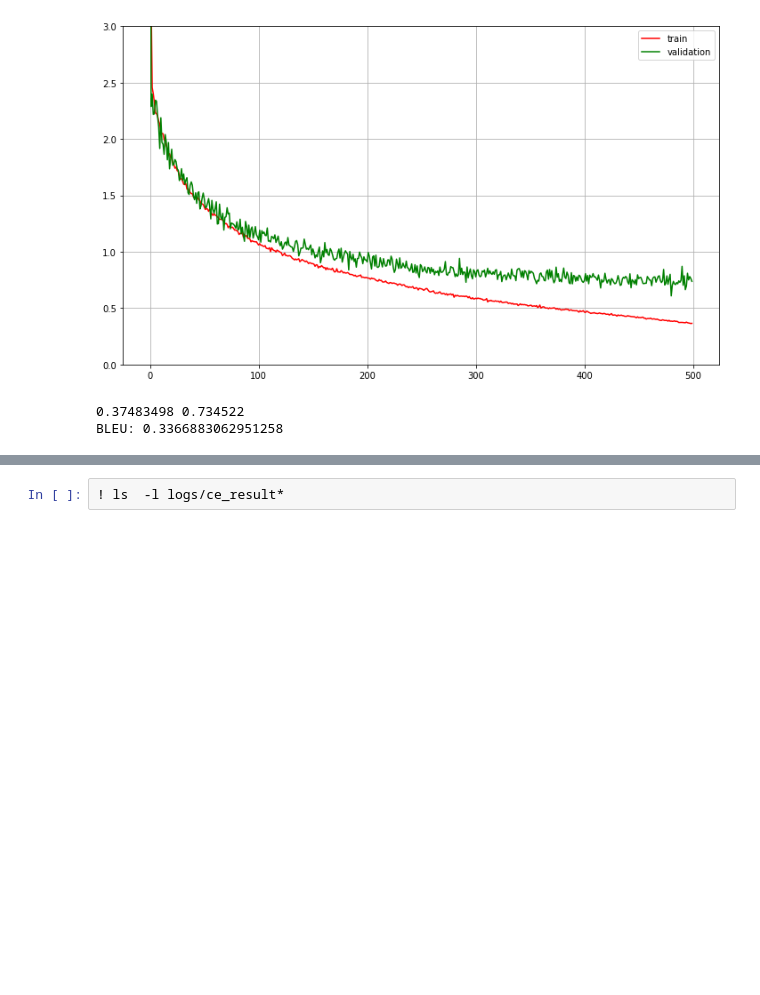
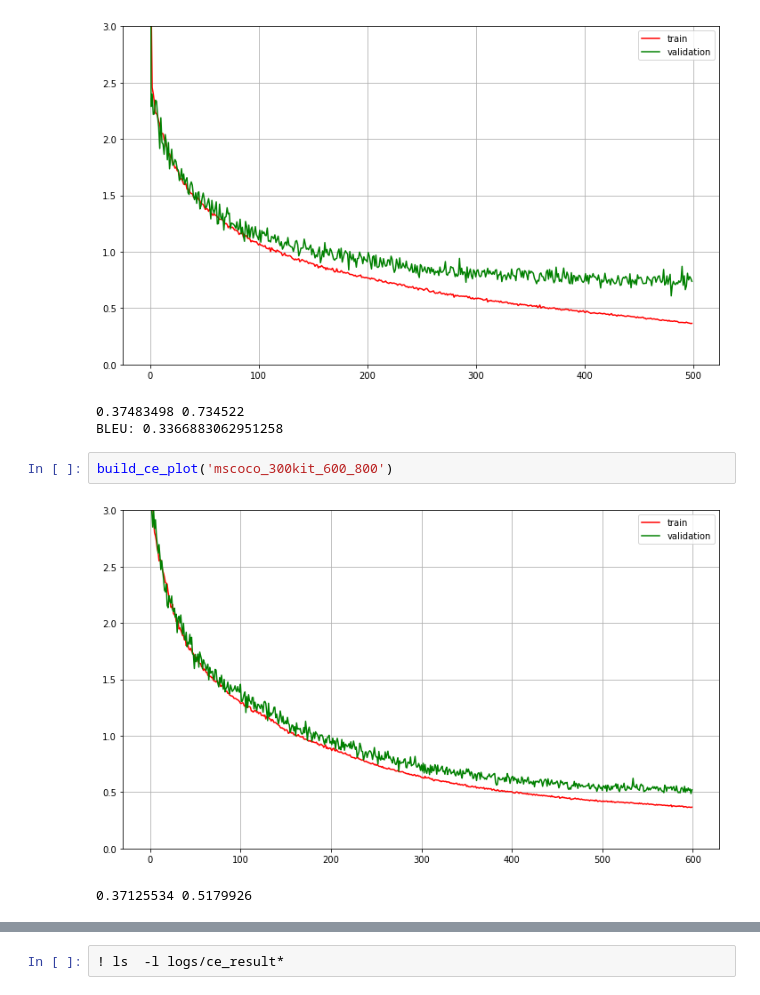
Before and after one commit to ale3otik/paraphrases-generator, a Jupyter notebook: plotter.ipynb, the cells around one changed output, grey strips where cells are left out. Cells and saved outputs as stored; diff of their text form; blank space fills up the shorter version.

```diff
--- a/plotter.ipynb
+++ b/plotter.ipynb
@@ -107,3 +107,8 @@ build_ce_plot('snli_quora_250k_600_800rnn', need_bleu=True)
 [figure]
 0.37483498 0.734522
 BLEU: 0.3366883062951258
+# %%
+build_ce_plot('mscoco_300kit_600_800')
+# %% [output]
+[figure, added]
+0.37125534 0.5179926
```
Also changed, not shown: parts of 2 cells of this notebook, 1 other file.
